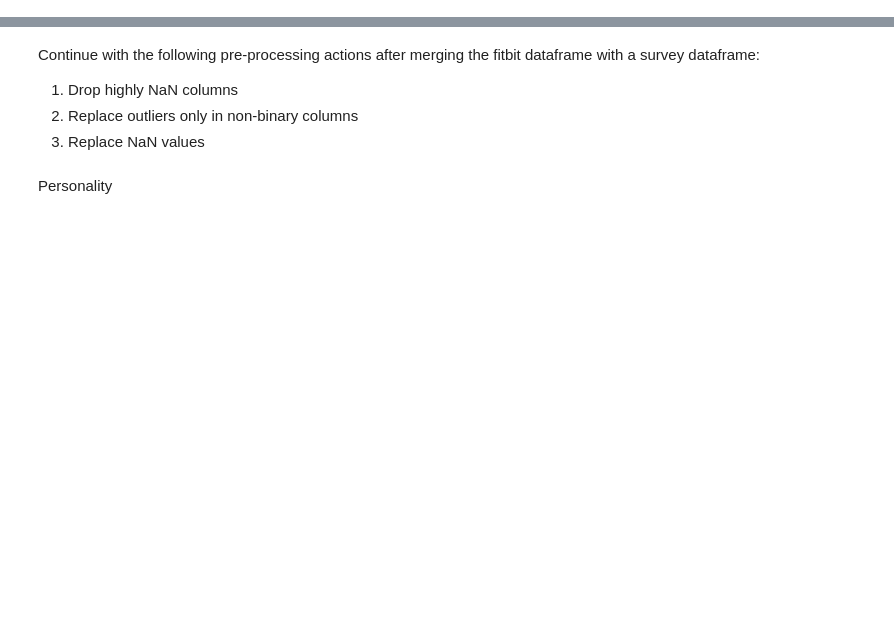
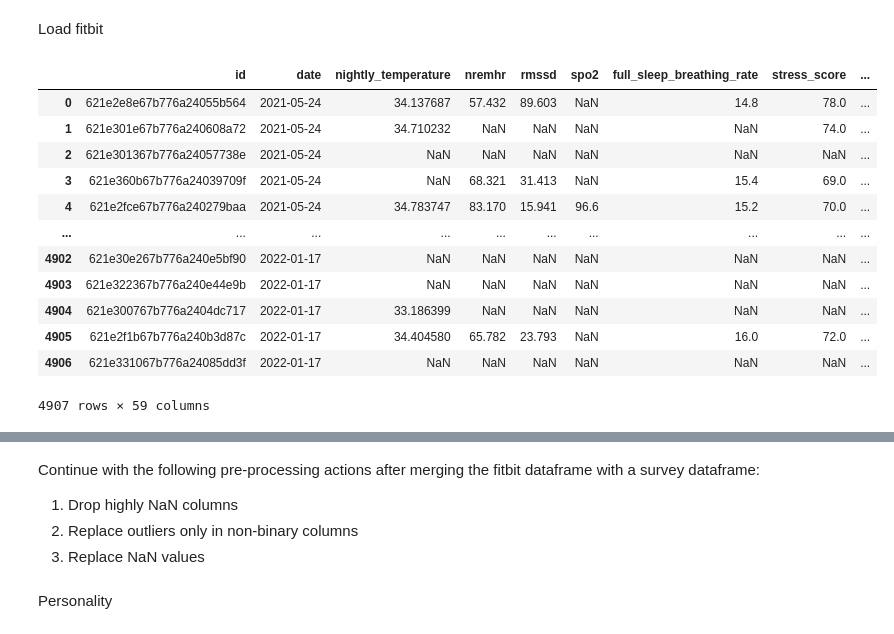
Before and after one commit to kcristinaa/RAIS-miniproject, a Jupyter notebook: surveys_preprocessing.ipynb, the cells around one changed output, grey strips where cells are left out. Drawn from its saved outputs; the diff is of its cells as text; code cells hidden in the pictures; blank space fills up the shorter version.

```diff
--- a/surveys_preprocessing.ipynb
+++ b/surveys_preprocessing.ipynb
@@ -4,0 +10,20 @@ import preprocessing_functions
+# %% [markdown]
+Load fitbit
+# %%
+fitbit = pd.read_pickle('./data/fitbit_to_baseline_model.pkl')
+fitbit["date"] = pd.to_datetime(pd.to_datetime(fitbit["date"]).dt.date)
+fitbit
+# %% [output]
+|  | id | date | nightly_temperature | nremhr | rmssd | spo2 | full_sleep_breathing_rate | stress_score | ... |
+| 0 | 621e2e8e67b776a24055b564 | 2021-05-24 | 34.137687 | 57.432 | 89.603 | NaN | 14.8 | 78.0 | ... |
+| 1 | 621e301e67b776a240608a72 | 2021-05-24 | 34.710232 | NaN | NaN | NaN | NaN | 74.0 | ... |
+| 2 | 621e301367b776a24057738e | 2021-05-24 | NaN | NaN | NaN | NaN | NaN | NaN | ... |
+| 3 | 621e360b67b776a24039709f | 2021-05-24 | NaN | 68.321 | 31.413 | NaN | 15.4 | 69.0 | ... |
+| 4 | 621e2fce67b776a240279baa | 2021-05-24 | 34.783747 | 83.170 | 15.941 | 96.6 | 15.2 | 70.0 | ... |
+| ... | ... | ... | ... | ... | ... | ... | ... | ... | ... |
+| 4902 | 621e30e267b776a240e5bf90 | 2022-01-17 | NaN | NaN | NaN | NaN | NaN | NaN | ... |
+| 4903 | 621e322367b776a240e44e9b | 2022-01-17 | NaN | NaN | NaN | NaN | NaN | NaN | ... |
+| 4904 | 621e300767b776a2404dc717 | 2022-01-17 | 33.186399 | NaN | NaN | NaN | NaN | NaN | ... |
+| 4905 | 621e2f1b67b776a240b3d87c | 2022-01-17 | 34.404580 | 65.782 | 23.793 | NaN | 16.0 | 72.0 | ... |
+| 4906 | 621e331067b776a24085dd3f | 2022-01-17 | NaN | NaN | NaN | NaN | NaN | NaN | ... |
+4907 rows × 59 columns
```
Also changed, not shown: parts of 27 cells of this notebook, 7 other files.
